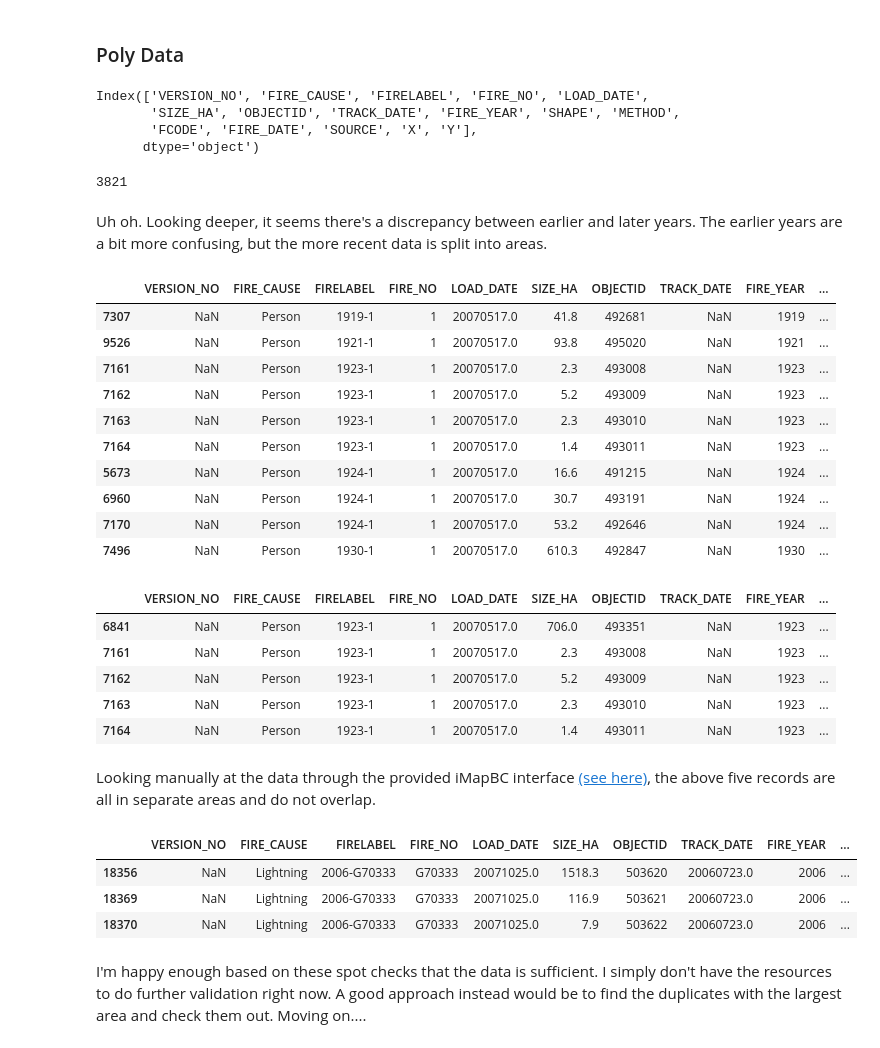
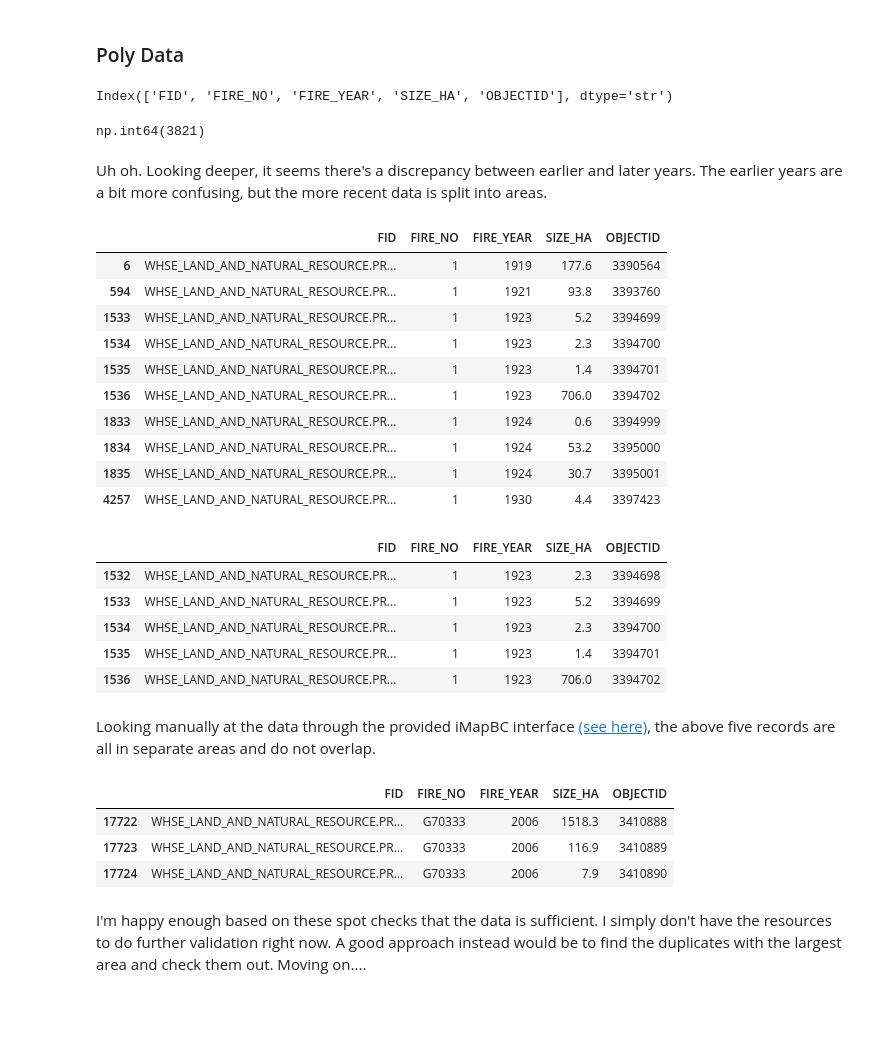
Before and after one commit to jasonrwang/AB-Wildfire, a Jupyter notebook: BC-Wildfire.ipynb, the cells around one changed output. Drawn from its saved outputs; the diff is of its cells as text; code cells hidden in the pictures; blank space fills up the shorter version.

```diff
--- a/BC-Wildfire.ipynb
+++ b/BC-Wildfire.ipynb
@@ -65,18 +64,22 @@ df_ply = pd.read_csv('data/BC/H_FIRE_PLY.csv')
+# %%
+# 2026 update: replaced with BC's live historical fire polygons WFS layer (1917-2025)
+# https://catalogue.data.gov.bc.ca/dataset/bc-wildfire-fire-perimeters-historical
+df_ply = (pd.read_csv('data/BC/H_FIRE_PLY_2025.csv')
+          .dropna(subset=['FIRE_SIZE_HECTARES'])
+          .rename(columns={'FIRE_NUMBER': 'FIRE_NO', 'FIRE_SIZE_HECTARES': 'SIZE_HA'})
+          )
 # %%
 df_ply.columns
 # %% [output]
-Index(['VERSION_NO', 'FIRE_CAUSE', 'FIRELABEL', 'FIRE_NO', 'LOAD_DATE',
-       'SIZE_HA', 'OBJECTID', 'TRACK_DATE', 'FIRE_YEAR', 'SHAPE', 'METHOD',
-       'FCODE', 'FIRE_DATE', 'SOURCE', 'X', 'Y'],
-      dtype='object')
+Index(['FID', 'FIRE_NO', 'FIRE_YEAR', 'SIZE_HA', 'OBJECTID'], dtype='str')
 # %%
 # It seems like this dataset only has wildfires and no testing fires
 # df_pnt['FIRE_CAUSE'].value_counts() # Like other datasets
 
 # Check for duplicated data
-df_ply.groupby(by='FIRE_YEAR')['FIRE_NO'].apply(pd.Series.duplicated).sum()
+df_ply.groupby(by='FIRE_YEAR')['FIRE_NO'].transform(pd.Series.duplicated).sum()
 # %% [output]
-3821
+np.int64(3821)
 # %% [markdown]
 Uh oh. Looking deeper, it seems there's a discrepancy between earlier and later years. The earlier years are a bit more confusing, but the more recent data is split into areas.
 # %%
@@ -84,38 +87,38 @@ Uh oh. Looking deeper, it seems there's a discrepancy between earlier and later
 # df_ply[ df_ply.groupby(by='FIRE_YEAR')['FIRE_NO'].apply(pd.Series.duplicated) ]
 # %%
 # Example of earlier years
-df_ply[ df_ply.groupby(by='FIRE_YEAR')['FIRE_NO'].apply(pd.Series.duplicated) ].sort_values(['FIRE_NO','FIRE_YEAR']).head(10)
+df_ply[ df_ply.groupby(by='FIRE_YEAR')['FIRE_NO'].transform(pd.Series.duplicated) ].sort_values(['FIRE_NO','FIRE_YEAR']).head(10)
 # %% [output]
-|  | VERSION_NO | FIRE_CAUSE | FIRELABEL | FIRE_NO | LOAD_DATE | SIZE_HA | OBJECTID | TRACK_DATE | FIRE_YEAR | ... |
-| 7307 | NaN | Person | 1919-1 | 1 | 20070517.0 | 41.8 | 492681 | NaN | 1919 | ... |
-| 9526 | NaN | Person | 1921-1 | 1 | 20070517.0 | 93.8 | 495020 | NaN | 1921 | ... |
-| 7161 | NaN | Person | 1923-1 | 1 | 20070517.0 | 2.3 | 493008 | NaN | 1923 | ... |
-| 7162 | NaN | Person | 1923-1 | 1 | 20070517.0 | 5.2 | 493009 | NaN | 1923 | ... |
-| 7163 | NaN | Person | 1923-1 | 1 | 20070517.0 | 2.3 | 493010 | NaN | 1923 | ... |
-| 7164 | NaN | Person | 1923-1 | 1 | 20070517.0 | 1.4 | 493011 | NaN | 1923 | ... |
-| 5673 | NaN | Person | 1924-1 | 1 | 20070517.0 | 16.6 | 491215 | NaN | 1924 | ... |
-| 6960 | NaN | Person | 1924-1 | 1 | 20070517.0 | 30.7 | 493191 | NaN | 1924 | ... |
-| 7170 | NaN | Person | 1924-1 | 1 | 20070517.0 | 53.2 | 492646 | NaN | 1924 | ... |
-| 7496 | NaN | Person | 1930-1 | 1 | 20070517.0 | 610.3 | 492847 | NaN | 1930 | ... |
+|  | FID | FIRE_NO | FIRE_YEAR | SIZE_HA | OBJECTID |
+| 6 | WHSE_LAND_AND_NATURAL_RESOURCE.PR... | 1 | 1919 | 177.6 | 3390564 |
+| 594 | WHSE_LAND_AND_NATURAL_RESOURCE.PR... | 1 | 1921 | 93.8 | 3393760 |
+| 1533 | WHSE_LAND_AND_NATURAL_RESOURCE.PR... | 1 | 1923 | 5.2 | 3394699 |
+| 1534 | WHSE_LAND_AND_NATURAL_RESOURCE.PR... | 1 | 1923 | 2.3 | 3394700 |
+| 1535 | WHSE_LAND_AND_NATURAL_RESOURCE.PR... | 1 | 1923 | 1.4 | 3394701 |
+| 1536 | WHSE_LAND_AND_NATURAL_RESOURCE.PR... | 1 | 1923 | 706.0 | 3394702 |
+| 1833 | WHSE_LAND_AND_NATURAL_RESOURCE.PR... | 1 | 1924 | 0.6 | 3394999 |
+| 1834 | WHSE_LAND_AND_NATURAL_RESOURCE.PR... | 1 | 1924 | 53.2 | 3395000 |
+| 1835 | WHSE_LAND_AND_NATURAL_RESOURCE.PR... | 1 | 1924 | 30.7 | 3395001 |
+| 4257 | WHSE_LAND_AND_NATURAL_RESOURCE.PR... | 1 | 1930 | 4.4 | 3397423 |
 # %%
 df_ply[(df_ply['FIRE_NO'] == '1') & (df_ply['FIRE_YEAR'] == 1923) ]
 # %% [output]
-|  | VERSION_NO | FIRE_CAUSE | FIRELABEL | FIRE_NO | LOAD_DATE | SIZE_HA | OBJECTID | TRACK_DATE | FIRE_YEAR | ... |
-| 6841 | NaN | Person | 1923-1 | 1 | 20070517.0 | 706.0 | 493351 | NaN | 1923 | ... |
-| 7161 | NaN | Person | 1923-1 | 1 | 20070517.0 | 2.3 | 493008 | NaN | 1923 | ... |
-| 7162 | NaN | Person | 1923-1 | 1 | 20070517.0 | 5.2 | 493009 | NaN | 1923 | ... |
-| 7163 | NaN | Person | 1923-1 | 1 | 20070517.0 | 2.3 | 493010 | NaN | 1923 | ... |
-| 7164 | NaN | Person | 1923-1 | 1 | 20070517.0 | 1.4 | 493011 | NaN | 1923 | ... |
+|  | FID | FIRE_NO | FIRE_YEAR | SIZE_HA | OBJECTID |
+| 1532 | WHSE_LAND_AND_NATURAL_RESOURCE.PR... | 1 | 1923 | 2.3 | 3394698 |
+| 1533 | WHSE_LAND_AND_NATURAL_RESOURCE.PR... | 1 | 1923 | 5.2 | 3394699 |
+| 1534 | WHSE_LAND_AND_NATURAL_RESOURCE.PR... | 1 | 1923 | 2.3 | 3394700 |
+| 1535 | WHSE_LAND_AND_NATURAL_RESOURCE.PR... | 1 | 1923 | 1.4 | 3394701 |
+| 1536 | WHSE_LAND_AND_NATURAL_RESOURCE.PR... | 1 | 1923 | 706.0 | 3394702 |
 # %% [markdown]
 Looking manually at the data through the provided iMapBC interface [(see here)](https://maps.gov.bc.ca/ess/hm/imap4m/?catalogLayers=1756,1757,1758&scale=400000.0&center=-13161319.5843,6668201.90948), the above five records are all in separate areas and do not overlap.
 # %%
 # Example of recent years
 df_ply[df_ply['FIRE_NO'] == 'G70333']
 # %% [output]
-|  | VERSION_NO | FIRE_CAUSE | FIRELABEL | FIRE_NO | LOAD_DATE | SIZE_HA | OBJECTID | TRACK_DATE | FIRE_YEAR | ... |
-| 18356 | NaN | Lightning | 2006-G70333 | G70333 | 20071025.0 | 1518.3 | 503620 | 20060723.0 | 2006 | ... |
-| 18369 | NaN | Lightning | 2006-G70333 | G70333 | 20071025.0 | 116.9 | 503621 | 20060723.0 | 2006 | ... |
-| 18370 | NaN | Lightning | 2006-G70333 | G70333 | 20071025.0 | 7.9 | 503622 | 20060723.0 | 2006 | ... |
+|  | FID | FIRE_NO | FIRE_YEAR | SIZE_HA | OBJECTID |
+| 17722 | WHSE_LAND_AND_NATURAL_RESOURCE.PR... | G70333 | 2006 | 1518.3 | 3410888 |
+| 17723 | WHSE_LAND_AND_NATURAL_RESOURCE.PR... | G70333 | 2006 | 116.9 | 3410889 |
+| 17724 | WHSE_LAND_AND_NATURAL_RESOURCE.PR... | G70333 | 2006 | 7.9 | 3410890 |
 # %% [markdown]
 I'm happy enough based on these spot checks that the data is sufficient. I simply don't have the resources to do further validation right now. A good approach instead would be to find the duplicates with the largest area and check them out. Moving on....
 # %%
```
Also changed, not shown: parts of 11 cells of this notebook, 20 other files.
